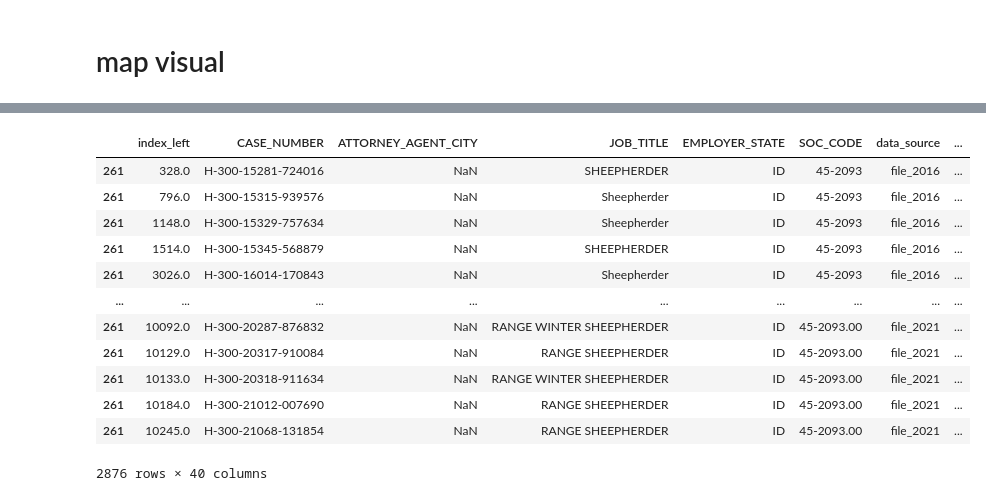
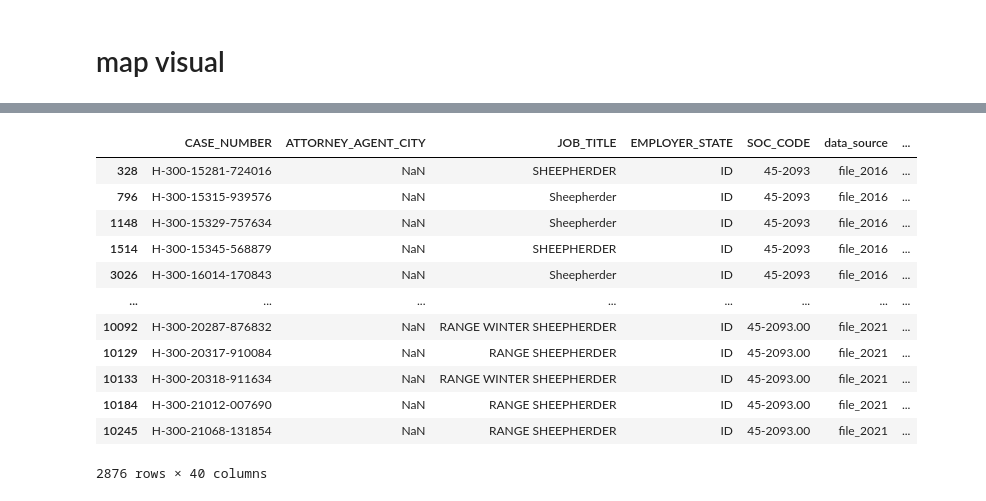
Before and after one commit to rebeccajohnson88/qss20_s21_proj, a Jupyter notebook: code/10_h2a_tract_intersections.ipynb, the cells around one changed output, grey strips where cells are left out. Cells and saved outputs as stored; diff of their text form; code cells hidden in the pictures.

Commit message:
updated intersection pkl.

```diff
--- a/code/10_h2a_tract_intersections.ipynb
+++ b/code/10_h2a_tract_intersections.ipynb
@@ -59,7 +66,14 @@ Index(['CASE_NUMBER', 'ATTORNEY_AGENT_CITY', 'JOB_TITLE', 'EMPLOYER_STATE',
+# %%
+## filter out NA coordinates
+nan_h2a_geom=h2a_geom.loc[pd.isnull(h2a_geom[['geo_lat', 'geo_long']]).any(axis=1)]
+filtered_h2a_geom=h2a_geom.loc[~pd.isnull(h2a_geom[['geo_lat', 'geo_long']]).any(axis=1)]
 # %%
-h2a_tract_joined = sjoin(h2a_geom.set_crs(tract_shapes.crs), tract_shapes, how = 'right', op = 'intersects')
-
-h2a_tract_joined.to_pickle('../../qss20_finalproj_rawdata/summerwork/intermediate/h2a_tract_intersections.pkl')
+h2a_tract_joined = sjoin(filtered_h2a_geom.set_crs(tract_shapes.crs), tract_shapes, how = 'left', op = 'intersects')
+# %%
+## rowbind the NA data to the merged data & Write pkl
+final_tract_joined = h2a_tract_joined.append(nan_h2a_geom)
+# final_tract_joined.shape
+final_tract_joined.to_pickle("h2a_tract_intersections.pkl")
 # %% [markdown]
 # map visual
 # %%
@@ -98,16 +98,16 @@ ggplot(plot) + \
 # %%
-h2a_tract_joined[h2a_tract_joined.GEOID == '16083001100']
+final_tract_joined[final_tract_joined.GEOID == '16083001100']
 # %% [output]
-|  | index_left | CASE_NUMBER | ATTORNEY_AGENT_CITY | JOB_TITLE | EMPLOYER_STATE | SOC_CODE | data_source | ... |
-| 261 | 328.0 | H-300-15281-724016 | NaN | SHEEPHERDER | ID | 45-2093 | file_2016 | ... |
-| 261 | 796.0 | H-300-15315-939576 | NaN | Sheepherder | ID | 45-2093 | file_2016 | ... |
-| 261 | 1148.0 | H-300-15329-757634 | NaN | Sheepherder | ID | 45-2093 | file_2016 | ... |
-| 261 | 1514.0 | H-300-15345-568879 | NaN | SHEEPHERDER | ID | 45-2093 | file_2016 | ... |
-| 261 | 3026.0 | H-300-16014-170843 | NaN | Sheepherder | ID | 45-2093 | file_2016 | ... |
-| ... | ... | ... | ... | ... | ... | ... | ... | ... |
-| 261 | 10092.0 | H-300-20287-876832 | NaN | RANGE WINTER SHEEPHERDER | ID | 45-2093.00 | file_2021 | ... |
-| 261 | 10129.0 | H-300-20317-910084 | NaN | RANGE SHEEPHERDER | ID | 45-2093.00 | file_2021 | ... |
-| 261 | 10133.0 | H-300-20318-911634 | NaN | RANGE WINTER SHEEPHERDER | ID | 45-2093.00 | file_2021 | ... |
-| 261 | 10184.0 | H-300-21012-007690 | NaN | RANGE SHEEPHERDER | ID | 45-2093.00 | file_2021 | ... |
-| 261 | 10245.0 | H-300-21068-131854 | NaN | RANGE SHEEPHERDER | ID | 45-2093.00 | file_2021 | ... |
+|  | CASE_NUMBER | ATTORNEY_AGENT_CITY | JOB_TITLE | EMPLOYER_STATE | SOC_CODE | data_source | ... |
+| 328 | H-300-15281-724016 | NaN | SHEEPHERDER | ID | 45-2093 | file_2016 | ... |
+| 796 | H-300-15315-939576 | NaN | Sheepherder | ID | 45-2093 | file_2016 | ... |
+| 1148 | H-300-15329-757634 | NaN | Sheepherder | ID | 45-2093 | file_2016 | ... |
+| 1514 | H-300-15345-568879 | NaN | SHEEPHERDER | ID | 45-2093 | file_2016 | ... |
+| 3026 | H-300-16014-170843 | NaN | Sheepherder | ID | 45-2093 | file_2016 | ... |
+| ... | ... | ... | ... | ... | ... | ... | ... |
+| 10092 | H-300-20287-876832 | NaN | RANGE WINTER SHEEPHERDER | ID | 45-2093.00 | file_2021 | ... |
+| 10129 | H-300-20317-910084 | NaN | RANGE SHEEPHERDER | ID | 45-2093.00 | file_2021 | ... |
+| 10133 | H-300-20318-911634 | NaN | RANGE WINTER SHEEPHERDER | ID | 45-2093.00 | file_2021 | ... |
+| 10184 | H-300-21012-007690 | NaN | RANGE SHEEPHERDER | ID | 45-2093.00 | file_2021 | ... |
+| 10245 | H-300-21068-131854 | NaN | RANGE SHEEPHERDER | ID | 45-2093.00 | file_2021 | ... |
 2876 rows × 40 columns
```
Also changed, not shown: parts of 4 cells of this notebook.
